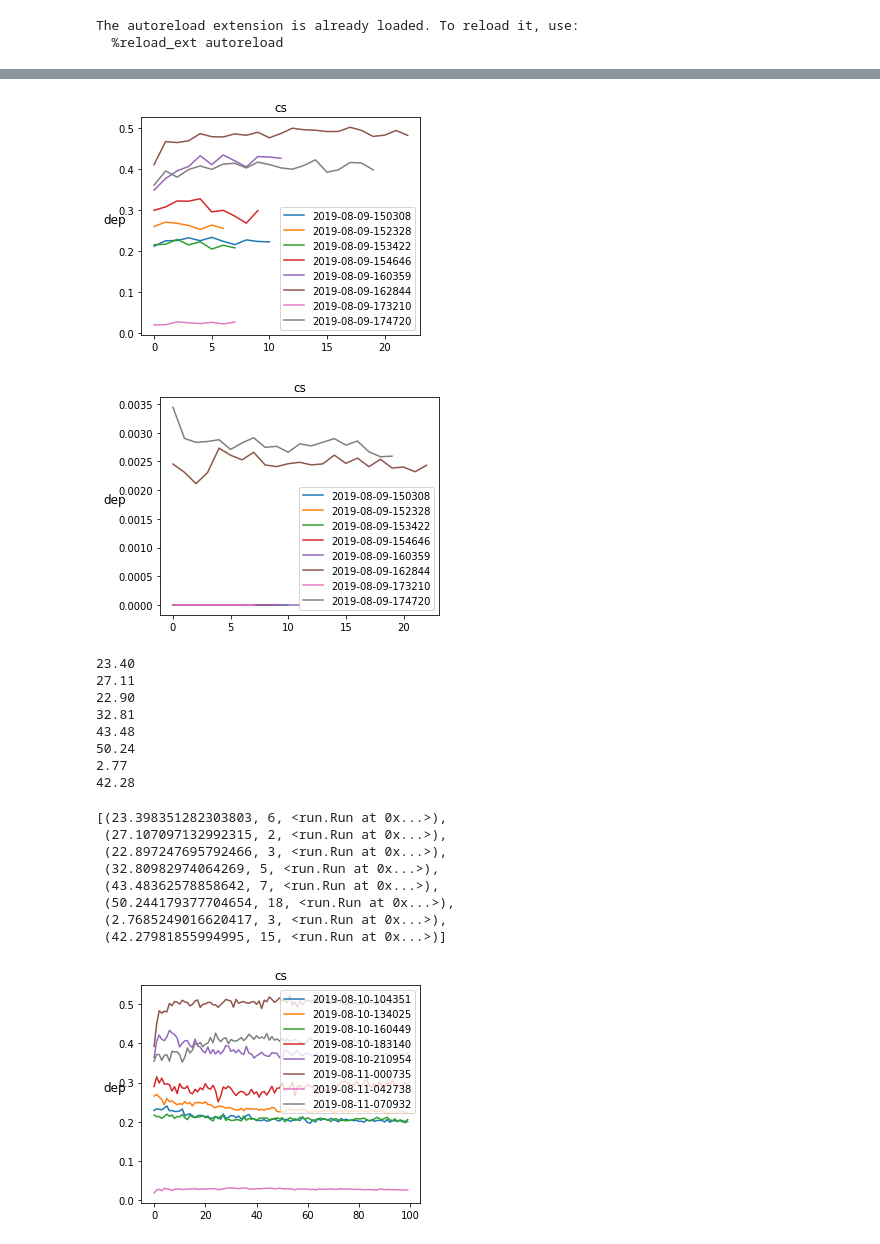
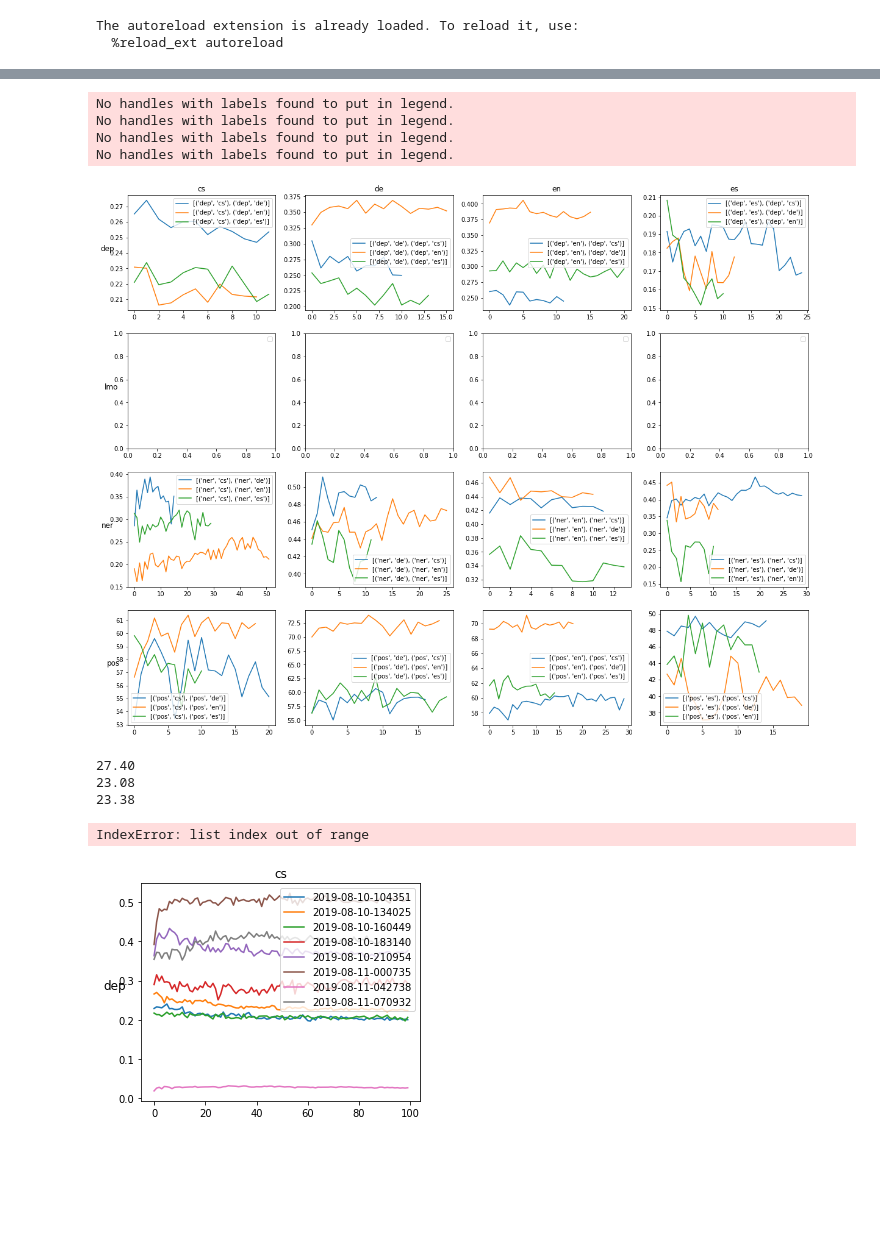
Before and after one commit to matus-pikuliak/crosslingual-parameter-sharing, a Jupyter notebook: results/notebook.ipynb, the cells around one changed output, grey strips where cells are left out. Drawn from its saved outputs; the diff is of its cells as text; code cells hidden in the pictures; blank space fills up the shorter version.

```diff
--- a/results/notebook.ipynb
+++ b/results/notebook.ipynb
@@ -20,5 +18,5 @@ from runs_db import db as runs_db
 # %%
-log_path = '/home/mpikuliak/logs'
+log_path = '/home/fiit/logs'
 runs = []
 
 for server in runs_db:
@@ -72,7 +70,7 @@ def draw_graphs(metric_func, tasks, langs, role, run_codes=None, run_types=None)
                     language=lang,
                     role=role)
                 # axes[tasks.index(task), langs.index(lang)].plot(list(history), label=f'{run.code}-{run.type}')
-                axes[tasks.index(task), langs.index(lang)].plot(list(history), label=f'{run.name}')
+                axes[tasks.index(task), langs.index(lang)].plot(list(history), label=f'{run.hparams["tasks"]}')
 
     for ax, col in zip(axes[0], langs):
         ax.set_title(col)
@@ -127,31 +125,20 @@ def print_results(runs, tasks, langs, metric_func=None, metric_max_func=None, pr
 
     return output
 # %%
-code = 'early-5'
-task = 'dep'
-lang = 'cs'
-draw_graphs(lambda t: task_metr[t], [task], [lang], 'test', run_codes=[code])
-draw_graphs(lambda t: 'ortho', [task], [lang], 'test', run_codes=[code])
-print_results(find_runs(run_code=code), [task], [lang], lambda t: task_metr[t], lambda t: task_max[t])
+code = 'zero-shot'
+draw_graphs(lambda t: task_metr[t], tasks, langs, 'test', run_codes=[code])
+#draw_graphs(lambda t: 'ortho', tasks, langs, 'test', run_codes=[code])
+#print_results(find_runs(run_code=code), [task], [lang], lambda t: task_metr[t], lambda t: task_max[t])
 # %% [output]
+No handles with labels found to put in legend.
+No handles with labels found to put in legend.
+No handles with labels found to put in legend.
+No handles with labels found to put in legend.
-[figure, old version]
+[figure, new version]
-[figure, removed]
-23.40
-27.11
-22.90
-32.81
-43.48
-50.24
-2.77
-42.28
-[(23.398351282303803, 6, <run.Run at 0x...>),
- (27.107097132992315, 2, <run.Run at 0x...>),
- (22.897247695792466, 3, <run.Run at 0x...>),
- (32.80982974064269, 5, <run.Run at 0x...>),
- (43.48362578858642, 7, <run.Run at 0x...>),
- (50.244179377704654, 18, <run.Run at 0x...>),
- (2.7685249016620417, 3, <run.Run at 0x...>),
- (42.27981855994995, 15, <run.Run at 0x...>)]
+27.40
+23.08
+23.38
+IndexError: list index out of range
 # %%
 code = 'early-no'
 task = 'dep'
```
Also changed, not shown: parts of 1 cell of this notebook, 2 other files.
